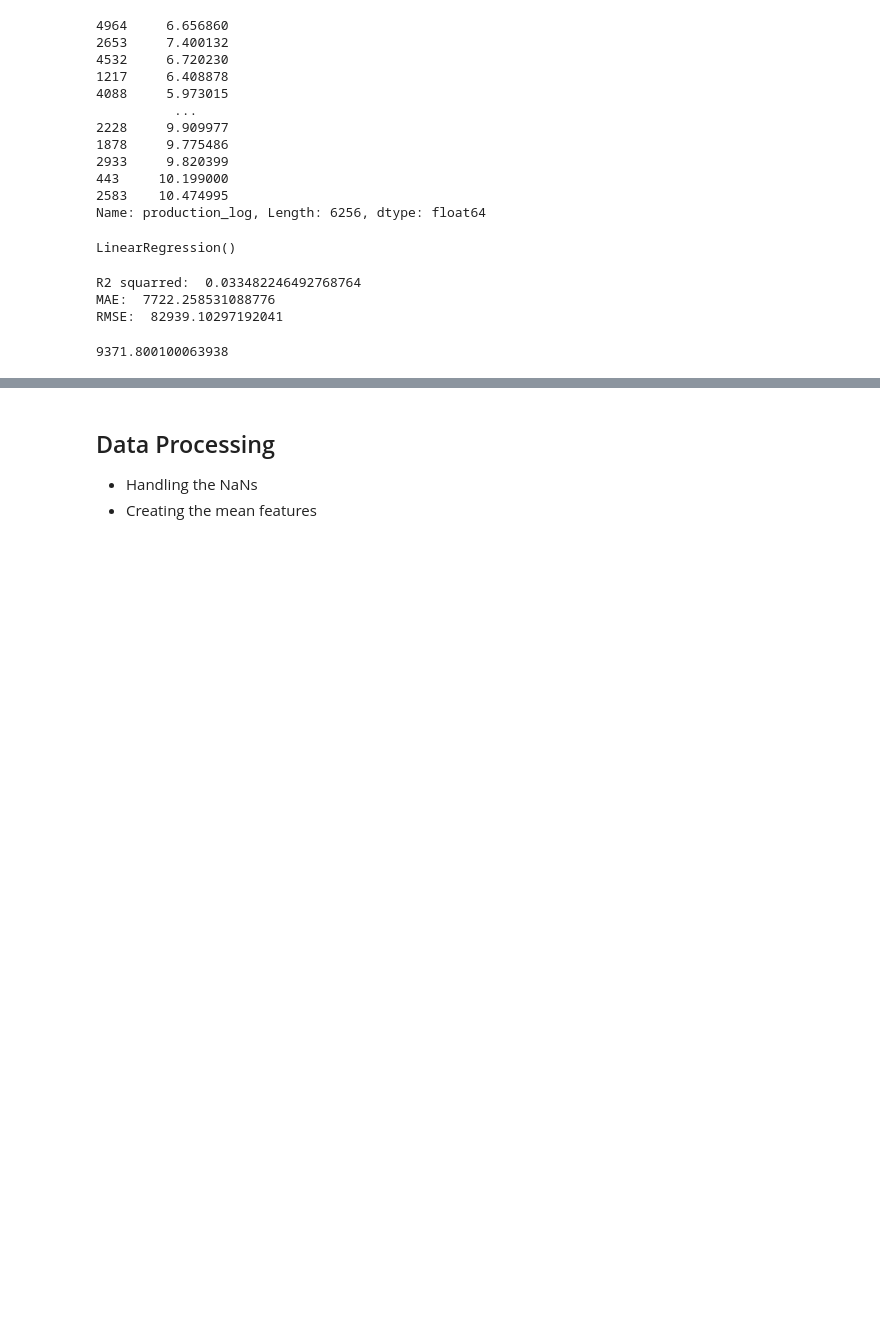
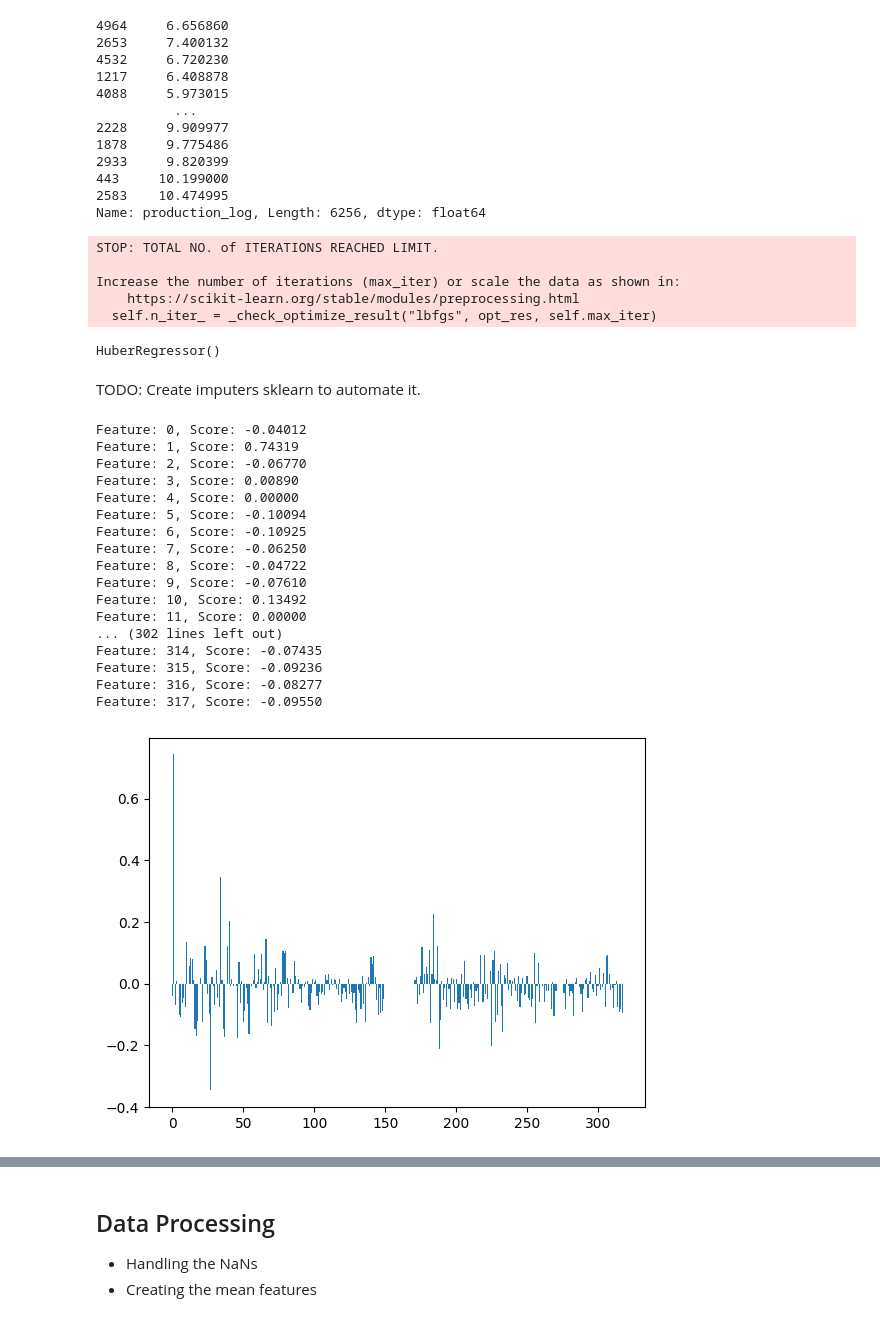
Before and after one commit to Savitar-Hub/sales-forecasting, a Jupyter notebook: wine-production/1. Exploratory Data Analysis.ipynb, the cells around one changed output, grey strips where cells are left out. Drawn from its saved outputs; the diff is of its cells as text; code cells hidden in the pictures; blank space fills up the shorter version.

Commit message:
[NEW] Getting feature importances

```diff
--- a/wine-production/1. Exploratory Data Analysis.ipynb
+++ b/wine-production/1. Exploratory Data Analysis.ipynb
@@ -942,42 +946,42 @@ Y_train_df_explore.loc[X_train_feature_importance_idx, 'production_log']
 2583    10.474995
 Name: production_log, Length: 6256, dtype: float64
 # %%
-model = LinearRegression()
+model = HuberRegressor()
 model.fit(X_train_feature_importance, Y_train_df_explore.loc[X_train_feature_importance_idx, 'production_log'])
 # %% [output]
-LinearRegression()
+STOP: TOTAL NO. of ITERATIONS REACHED LIMIT.
+
+Increase the number of iterations (max_iter) or scale the data as shown in:
+    https://scikit-learn.org/stable/modules/preprocessing.html
+  self.n_iter_ = _check_optimize_result("lbfgs", opt_res, self.max_iter)
+HuberRegressor()
-# %%
-# Just to see this simple model on train
-Y_train_pred = model.predict(X_train_feature_importance)
-print(
-    'R2 squarred: ',
-    r2_score(
-        np.exp(Y_train_pred),
-        np.exp(Y_train_df_explore.loc[X_train_feature_importance_idx, 'production_log'])
-    )
-)
-
-print(
-    'MAE: ',
-    mean_absolute_error(
-        np.exp(Y_train_pred),
-        np.exp(Y_train_df_explore.loc[X_train_feature_importance_idx, 'production_log']),
-    )
-)
-
-print(
-    'RMSE: ',
-    mean_squared_error(
-        np.exp(Y_train_pred),
-        np.exp(Y_train_df_explore.loc[X_train_feature_importance_idx, 'production_log']),
-        squared=False
-    )
-)
-# %% [output]
-R2 squarred:  0.033482246492768764
-MAE:  7722.258531088776
-RMSE:  82939.10297192041
-# %%
-Y_train_df_explore.production.mean()
-# %% [output]
-9371.800100063938
+# %% [markdown]
+TODO: Create imputers sklearn to automate it.
+# %%
+# What is important, is to know the model coefficients
+importance = model.coef_
+for i,v in enumerate(importance):
+    print('Feature: %0d, Score: %.5f' % (i,v))
+
+# plot feature importance
+plt.bar([x for x in range(len(importance))], importance)
+plt.show()
+# %% [output]
+Feature: 0, Score: -0.04012
+Feature: 1, Score: 0.74319
+Feature: 2, Score: -0.06770
+Feature: 3, Score: 0.00890
+Feature: 4, Score: 0.00000
+Feature: 5, Score: -0.10094
+Feature: 6, Score: -0.10925
+Feature: 7, Score: -0.06250
+Feature: 8, Score: -0.04722
+Feature: 9, Score: -0.07610
+Feature: 10, Score: 0.13492
+Feature: 11, Score: 0.00000
+... (302 lines left out)
+Feature: 314, Score: -0.07435
+Feature: 315, Score: -0.09236
+Feature: 316, Score: -0.08277
+Feature: 317, Score: -0.09550
+[figure, added]
```
Also changed, not shown: parts of 5 cells of this notebook.
